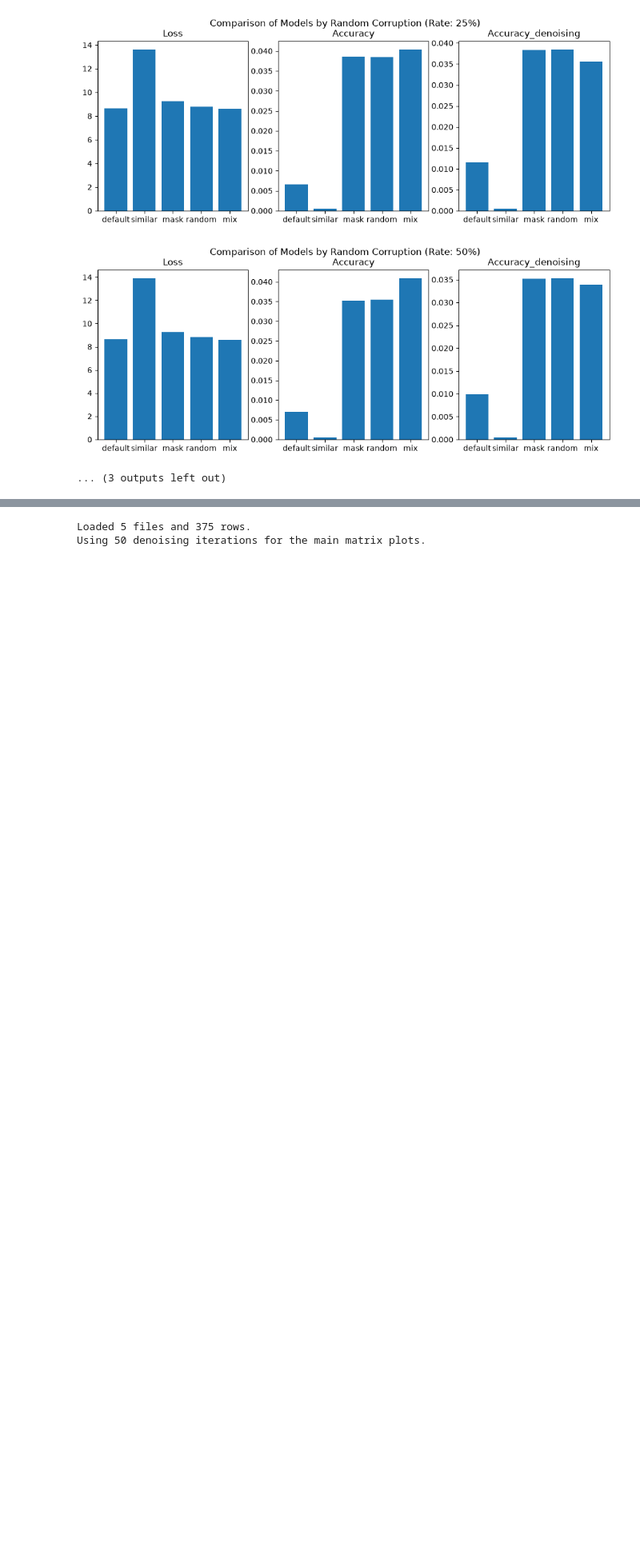
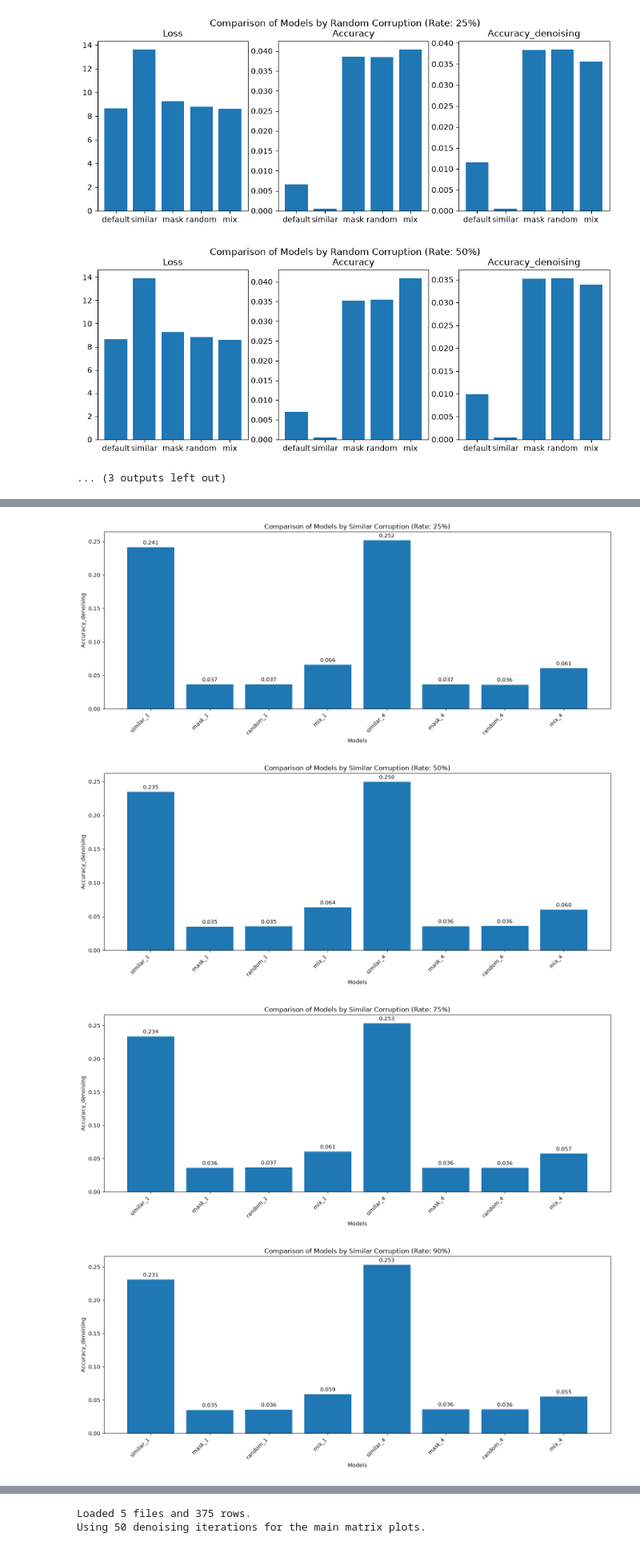
Before and after one commit to AndreRab/Multi-Phase-Corruption-Curriculum-for-Diffusion-Language-Models-training, a Jupyter notebook: results/results.ipynb, the cells around one changed output, grey strips where cells are left out. Shown at 80% size. Cells and saved outputs as stored; diff of their text form; code cells hidden in the pictures; blank space fills up the shorter version.

```diff
--- a/results/results.ipynb
+++ b/results/results.ipynb
@@ -196,0 +224,44 @@ for corruption_method in df['corruption_method'].unique():
+# %%
+POSSIBLE_METRICS = ['loss', 'accuracy', 'accuracy_denoising']
+
+def compare_models_by_one_metric(df, corruption_method, corruption_rate, metric):
+    if metric not in POSSIBLE_METRICS:
+        raise ValueError(
+            f"Invalid metric '{metric}'. Valid metrics are: {POSSIBLE_METRICS}"
+        )
+
+    filtered_df = df[
+        (df['corruption_method'] == corruption_method) &
+        (df['corruption_rate'] == corruption_rate)
+    ]
+
+    fig, ax = plt.subplots(figsize=(14, 6))
+    bars = ax.bar(filtered_df['model'], filtered_df[metric])
+    ax.bar_label(
+        bars,
+        fmt='%.3f',
+        padding=3
+    )
+
+    ax.set_xlabel('Models')
+    ax.set_ylabel(metric.capitalize())
+    ax.set_title(
+        f'Comparison of Models by {corruption_method.capitalize()} '
+        f'Corruption (Rate: {int(corruption_rate * 100)}%)'
+    )
+
+    plt.xticks(rotation=45, ha='right')
+    plt.tight_layout()
+    plt.show()
+# %%
+METHODS = df['corruption_method'].unique()
+CORRUPTION_RATES = df['corruption_rate'].unique()
+
+for method in METHODS:
+    for rate in CORRUPTION_RATES:
+            compare_models_by_one_metric(df, method, rate, 'accuracy_denoising')
+# %% [output]
+[figure, added]
+[figure, added]
+[figure, added]
+[figure, added]
```
Also changed, not shown: parts of 9 cells of this notebook.
